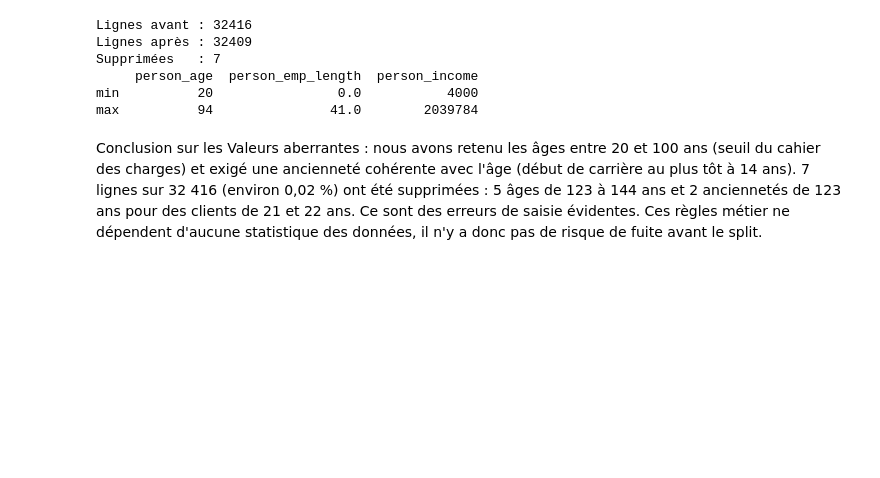
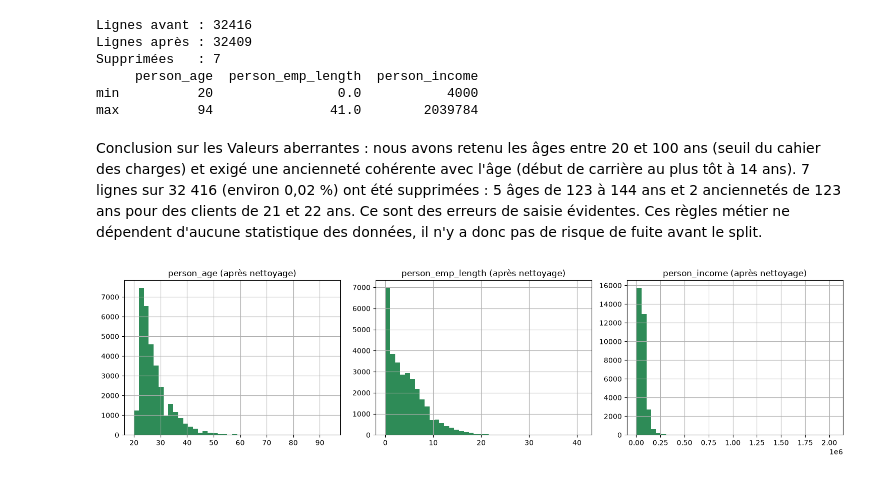
Before and after one commit to coumba-niang20/projet_machine_learning, a Jupyter notebook: notebooks/01_eda_prep.ipynb, the cells around one changed output. Saved outputs shown, nothing was run; the diff lists cells and outputs as text; code cells hidden in the pictures; blank space fills up the shorter version.

```diff
--- a/notebooks/01_eda_prep.ipynb
+++ b/notebooks/01_eda_prep.ipynb
@@ -355,3 +355,22 @@ charges) et exigé une ancienneté cohérente avec l'âge (début de carrière a
 de 123 ans pour des clients de 21 et 22 ans. Ce sont des erreurs de saisie évidentes. Ces règles
 métier ne dépendent d'aucune statistique des données, il n'y a donc pas de risque de fuite avant
 le split.
+# %%
+import matplotlib.pyplot as plt   # bibliothèque de graphiques
+
+# Les 3 variables dont on a corrigé ou surveillé les extrêmes
+colonnes = ["person_age", "person_emp_length", "person_income"]
+
+# Une ligne de 3 petits graphiques côte à côte
+fig, axes = plt.subplots(1, 3, figsize=(15, 4))
+
+for ax, col in zip(axes, colonnes):
+    # dropna() retire les cases vides (un histogramme ne peut pas les dessiner)
+    # bins=40 : on découpe les valeurs en 40 tranches
+    df[col].dropna().hist(bins=40, ax=ax, color="seagreen")
+    ax.set_title(col + " (après nettoyage)")
+
+plt.tight_layout()   # évite que les titres se chevauchent
+plt.show()
+# %% [output]
+[figure, added]
```
Also changed, not shown: parts of 13 cells of this notebook.
